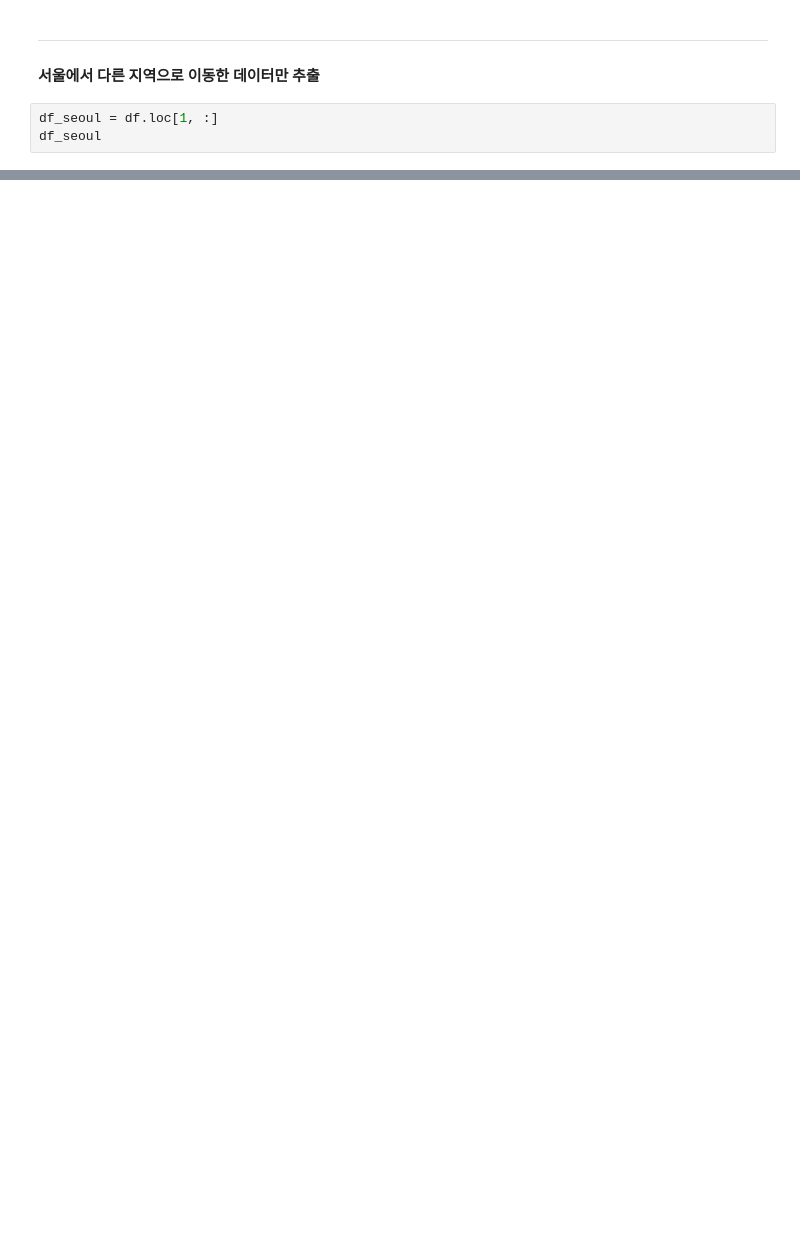
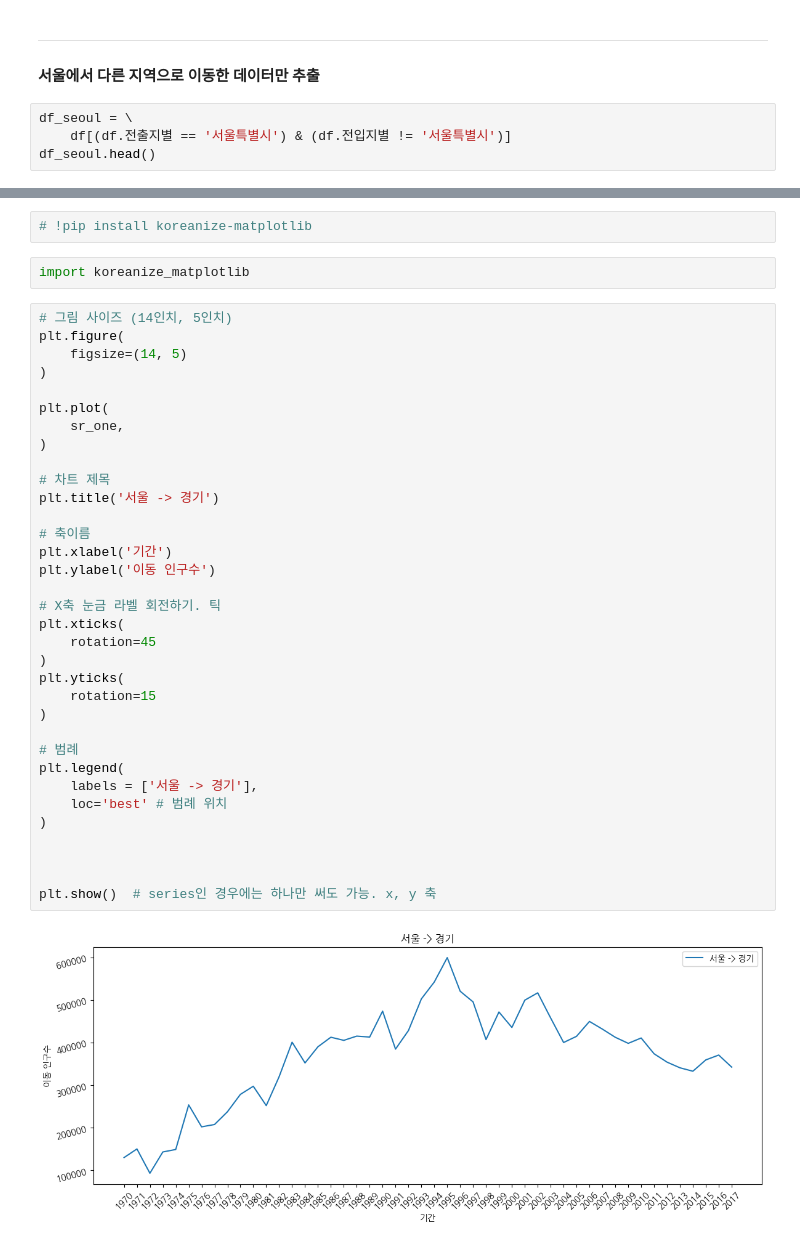
Before and after one commit to Hgracefield/dataAnalysis, a Jupyter notebook: Note/08.시각화도구.ipynb, the cells around one changed output, grey strips where cells are left out. Cells and saved outputs as stored; diff of their text form; blank space fills up the shorter version.

```diff
--- a/Note/08.시각화도구.ipynb
+++ b/Note/08.시각화도구.ipynb
@@ -177,6 +177,7 @@ memory usage: 126.7 KB
 ---
 #### 서울에서 다른 지역으로 이동한 데이터만 추출
 # %%
-df_seoul = df.loc[1, :]
-df_seoul
+df_seoul = \
+    df[(df.전출지별 == '서울특별시') & (df.전입지별 != '서울특별시')]
+df_seoul.head()
 # %% [output]
@@ -199,0 +266,40 @@ Name: 1, dtype: object
+# %%
+# !pip install koreanize-matplotlib
+# %%
+import koreanize_matplotlib
+# %%
+# 그림 사이즈 (14인치, 5인치)
+plt.figure(
+    figsize=(14, 5)
+)
+
+plt.plot(
+    sr_one,
+)
+
+# 차트 제목
+plt.title('서울 -> 경기')
+
+# 축이름
+plt.xlabel('기간')
+plt.ylabel('이동 인구수')
+
+# X축 눈금 라벨 회전하기. 틱
+plt.xticks(
+    rotation=45
+)
+plt.yticks(
+    rotation=15
+)
+
+# 범례
+plt.legend(
+    labels = ['서울 -> 경기'],
+    loc='best' # 범례 위치
+)
+
+
+
+plt.show()  # series인 경우에는 하나만 써도 가능. x, y 축
+# %% [output]
+[figure, added]
```
Also changed, not shown: parts of 32 cells of this notebook.
